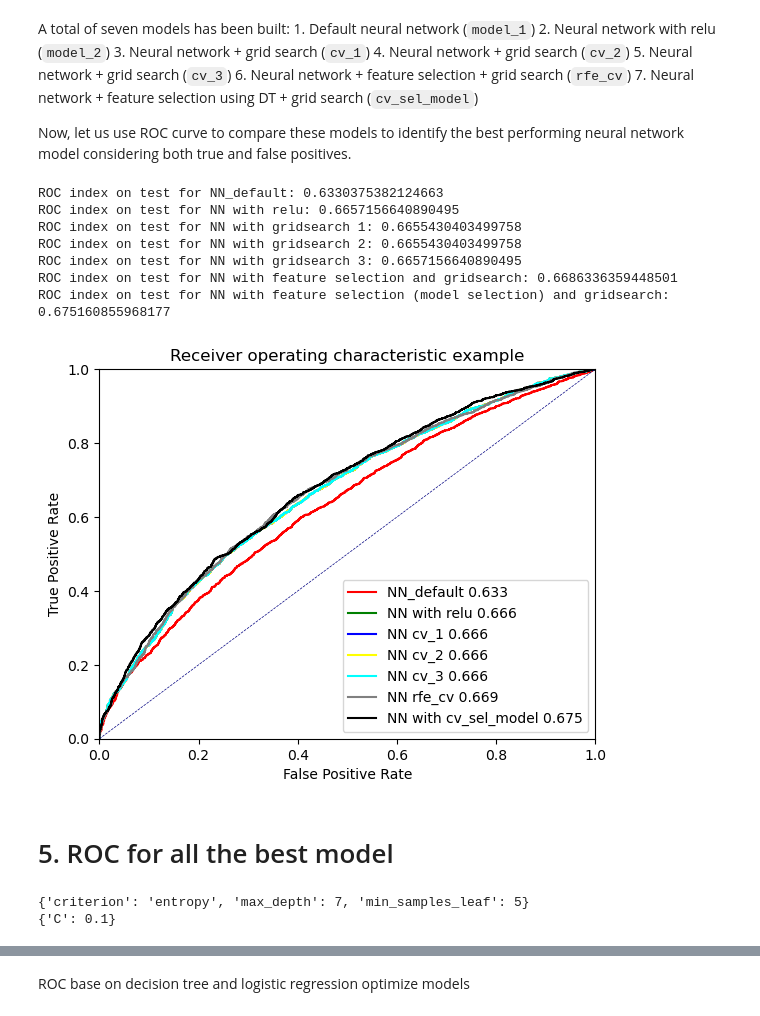
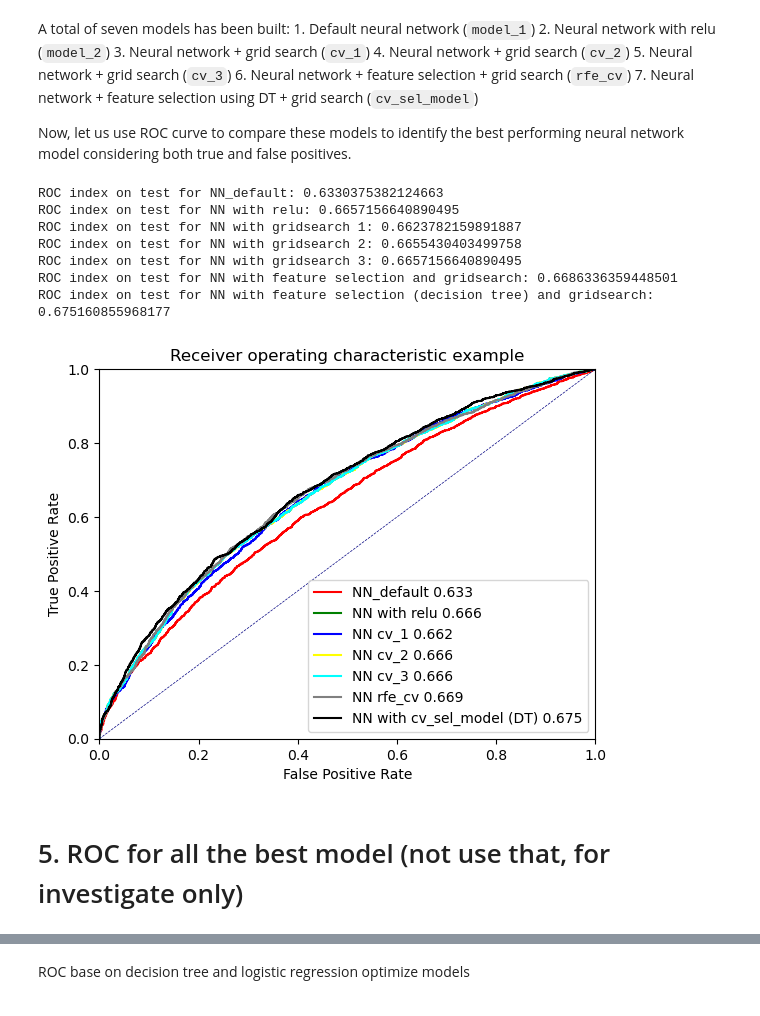
Before and after one commit to NhiNguyen2304/IFN509, a Jupyter notebook: Assignment2/Assignment2_ProjectC-Neural.ipynb, the cells around one changed output, grey strips where cells are left out. Cells and saved outputs as stored; diff of their text form; code cells hidden in the pictures.

```diff
--- a/Assignment2/Assignment2_ProjectC-Neural.ipynb
+++ b/Assignment2/Assignment2_ProjectC-Neural.ipynb
@@ -273,7 +260,7 @@ print(X_train.shape)
 # %% [markdown]
 With 29 features, we will start tuning with one hidden layer of 5 to 29 neurons, increment of 5. This might take a bit of time.
 # %%
-params = {'hidden_layer_sizes': [(x,) for x in range(5, 30, 5)]}
+params = {'hidden_layer_sizes': [(x,) for x in range(3, 30, 3)]}
 
 cv_1 = GridSearchCV(param_grid=params, estimator=MLPClassifier(random_state=rs),return_train_score=True, cv=10, n_jobs=-1)
 cv_1.fit(X_train, y_train)
@@ -402,17 +402,17 @@ weighted avg       0.63      0.63      0.62      6000
 
 {'alpha': 1e-05, 'hidden_layer_sizes': (5,)}
 # %%
-params = {'hidden_layer_sizes': [(3,), (5,), (7,), (9,)], 'alpha': [0.01,0.001, 0.0001, 0.00001]}
-model_2 = GridSearchCV(param_grid=params, estimator=MLPClassifier(max_iter=1400, random_state=rs), cv=10, n_jobs=-1)
-model_2.fit(X_train, y_train)
+# params = {'hidden_layer_sizes': [(3,), (5,), (7,), (9,)], 'alpha': [0.01,0.001, 0.0001, 0.00001]}
+# model_2 = GridSearchCV(param_grid=params, estimator=MLPClassifier(max_iter=1400, random_state=rs), cv=10, n_jobs=-1)
+# model_2.fit(X_train, y_train)
 
-print("Train accuracy:", model_2.score(X_train, y_train))
-print("Test accuracy:", model_2.score(X_test, y_test))
+# print("Train accuracy:", model_2.score(X_train, y_train))
+# print("Test accuracy:", model_2.score(X_test, y_test))
 
-y_pred = model_2.predict(X_test)
-print(classification_report(y_test, y_pred))
+# y_pred = model_2.predict(X_test)
+# print(classification_report(y_test, y_pred))
 
-print(model_2)
+# print(model_2)
 # %% [output]
 Train accuracy: 0.6414285714285715
 Test accuracy: 0.6273333333333333
@@ -603,7 +603,7 @@ print("ROC index on test for NN with gridsearch 1:", roc_index_cv_1)
 print("ROC index on test for NN with gridsearch 2:", roc_index_cv_2)
 print("ROC index on test for NN with gridsearch 3:", roc_index_cv_3)
 print("ROC index on test for NN with feature selection and gridsearch:", roc_index_rfe_cv)
-print("ROC index on test for NN with feature selection (model selection) and gridsearch:", roc_index_cv_sel_model)
+print("ROC index on test for NN with feature selection (decision tree) and gridsearch:", roc_index_cv_sel_model)
 
 from sklearn.metrics import roc_curve
 
@@ -617,33 +617,33 @@ fpr_cv_sel_model, tpr_cv_sel_model, thresholds_cv_sel_model = roc_curve(y_test,
 # %% [output]
 ROC index on test for NN_default: 0.6330375382124663
 ROC index on test for NN with relu: 0.6657156640890495
-ROC index on test for NN with gridsearch 1: 0.6655430403499758
+ROC index on test for NN with gridsearch 1: 0.6623782159891887
 ROC index on test for NN with gridsearch 2: 0.6655430403499758
 ROC index on test for NN with gridsearch 3: 0.6657156640890495
 ROC index on test for NN with feature selection and gridsearch: 0.6686336359448501
-ROC index on test for NN with feature selection (model selection) and gridsearch: 0.675160855968177
+ROC index on test for NN with feature selection (decision tree) and gridsearch: 0.675160855968177
 # %%
 import matplotlib.pyplot as plt
 
 plt.plot(fpr_nn_1, tpr_nn_1, label='NN_default {:.3f}'.format(roc_index_nn_1), color='red', lw=1.5)
 plt.plot(fpr_nn_2, tpr_nn_2, label='NN with relu {:.3f}'.format(roc_index_nn_2), color='green', lw=1.5)
 plt.plot(fpr_cv_1, tpr_cv_1, label='NN cv_1 {:.3f}'.format(roc_index_cv_1), color='blue', lw=1.5)
 plt.plot(fpr_cv_2, tpr_cv_2, label='NN cv_2 {:.3f}'.format(roc_index_cv_2), color='yellow', lw=1.5)
 plt.plot(fpr_cv_3, tpr_cv_3, label='NN cv_3 {:.3f}'.format(roc_index_cv_3), color='cyan', lw=1.5)
 plt.plot(fpr_rfe_cv, tpr_rfe_cv, label='NN rfe_cv {:.3f}'.format(roc_index_rfe_cv), color='gray', lw=1.5)
-plt.plot(fpr_cv_sel_model, tpr_cv_sel_model, label='NN with cv_sel_model {:.3f}'.format(roc_index_cv_sel_model), color='black', lw=1.5)
+plt.plot(fpr_cv_sel_model, tpr_cv_sel_model, label='NN with cv_sel_model (DT) {:.3f}'.format(roc_index_cv_sel_model), color='black', lw=1.5)
 
 
 plt.plot([0, 1], [0, 1], color='navy', lw=0.5, linestyle='--')
 plt.xlim([0.0, 1.0])
 plt.ylim([0.0, 1.0])
 plt.xlabel('False Positive Rate')
 plt.ylabel('True Positive Rate')
 plt.title('Receiver operating characteristic example')
 plt.legend(loc="lower right")
 plt.show()
 # %% [output]
-[figure, old version]
+[figure, new version]
 # %%
 import pickle
 nn_best = cv_sel_model
@@ -653,7 +653,7 @@ fpr_nn_best = fpr_cv_sel_model
 with open('NN.pickle', 'wb') as f:
     pickle.dump([nn_best,roc_index_nn_best, fpr_nn_best, tpr_nn_best], f)
 # %% [markdown]
-# 5. ROC for all the best model
+# 5. ROC for all the best model (not use that, for investigate only)
 # %%
 with open('DT.pickle', 'rb') as f:
     dt_best,roc_index_dt_cv, fpr_dt_cv, tpr_dt_cv = pickle.load(f)
@@ -665,9 +665,6 @@ with open('LR.pickle', 'rb') as f:
     dt_lr_best,roc_index_dt_lr_cv, fpr_dt_lr_cv, tpr_dt_lr_cv = pickle.load(f)
 
 print(dt_lr_best.best_params_)
-# %% [output]
-{'criterion': 'entropy', 'max_depth': 7, 'min_samples_leaf': 5}
-{'C': 0.1}
 # %%
 def analyse_feature_importance_lr(dm_model, feature_names, n_to_display=30):
     # grab feature importances from the model
```
Also changed, not shown: parts of 21 cells of this notebook, 4 other files.
